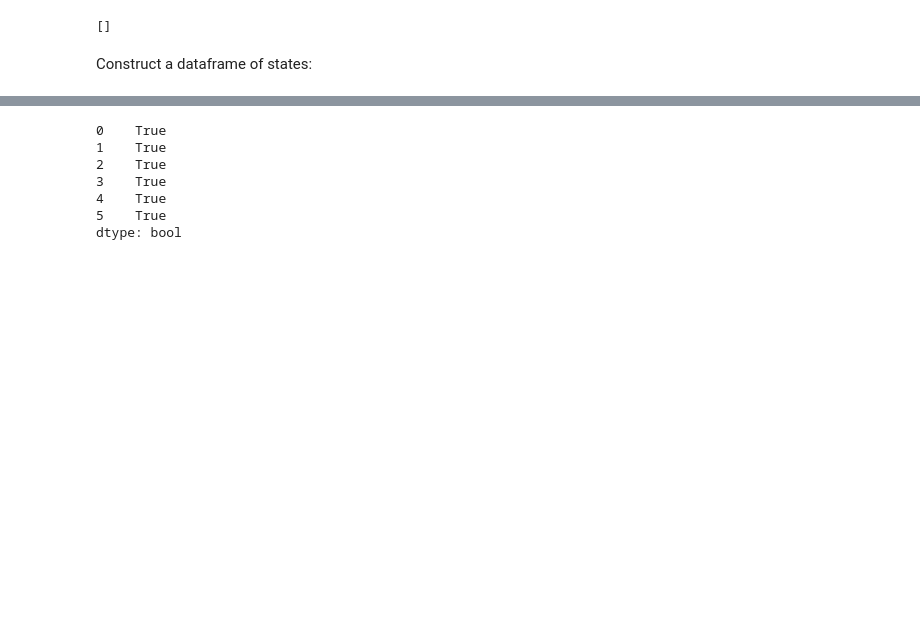
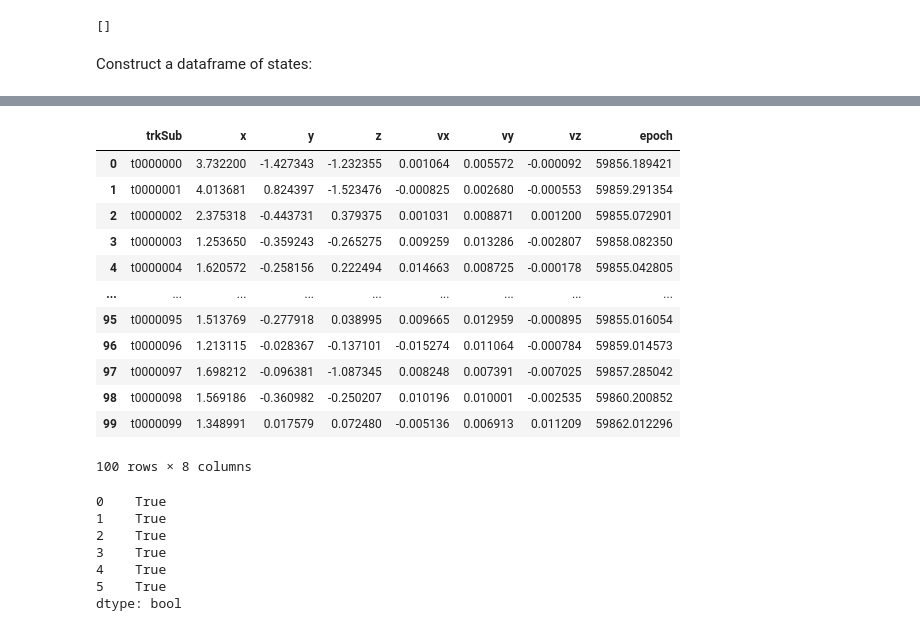
Before and after one commit to mjuric/elasticsky, a Jupyter notebook: dev.ipynb, the cells around one changed output, grey strips where cells are left out. Cells and saved outputs as stored; diff of their text form; code cells hidden in the pictures; blank space fills up the shorter version.

```diff
--- a/dev.ipynb
+++ b/dev.ipynb
@@ -161,10 +161,10 @@ def fit_orbit_batch(df, hdr, tracks=None):
     if tracks is None:
         tracks = df['trkSub'].unique()
 
-    results = {}
+    results = []
     for trkSub in tracks:
         trk = df[df["trkSub"] == trkSub]
-        results[trkSub] = fit_orbit(trk, hdr)
+        results.append(fit_orbit(trk, hdr))
     return results
 
 ## orbits = fit_orbit_batch(df, hdr, df["trkSub"].unique()[:10])
@@ -232,10 +222,8 @@ def processAdesFile(fn, chunk_size=10, max_tracklets=None):
     chunked_results = ray.get(futures)
     del df_id
 
-    # merge the result
-    results = {}
-    for d in chunked_results:
-        results.update(d)
+    # merge the result chunks
+    results = [result for chunk in chunked_results for result in chunk]
 
     return results
 
@@ -262,3 +328,5 @@ Wall time: 18.2 s
+# %%
+orbits = batch.result
 # %% [markdown]
 ## Q/A
 # %% [markdown]
@@ -270,5 +338,12 @@ failures
 # %% [output]
 0
 []
+# %%
+def to_fwf(fn, df):
+    from tabulate import tabulate
+    content = tabulate(df.values.tolist(), list(df.columns), tablefmt="plain", floatfmt=".12f")
+    with open(fn, "w") as fp:
+        fp.write(content)
+        fp.write("\n")
 # %% [markdown]
 Construct a dataframe of states:
@@ -291,3 +353,28 @@ states
+# %%
+states = [ result['state_vect'] for result in orbits ]
+epochs = [ result["epoch"] - 2400000.5 for result in orbits]
+keys = [ result['name'] for result in orbits ]
+states = pd.DataFrame(states, index=keys, columns=["x", "y", "z", "vx", "vy", "vz"])
+states["epoch"] = epochs
+states.reset_index(inplace=True)
+states = states.rename(columns = {'index':'trkSub'})
+states.sort_index()
+to_fwf("result.txt", states)
+states
+# %% [output]
+|  | trkSub | x | y | z | vx | vy | vz | epoch |
+| 0 | t0000000 | 3.732200 | -1.427343 | -1.232355 | 0.001064 | 0.005572 | -0.000092 | 59856.189421 |
+| 1 | t0000001 | 4.013681 | 0.824397 | -1.523476 | -0.000825 | 0.002680 | -0.000553 | 59859.291354 |
+| 2 | t0000002 | 2.375318 | -0.443731 | 0.379375 | 0.001031 | 0.008871 | 0.001200 | 59855.072901 |
+| 3 | t0000003 | 1.253650 | -0.359243 | -0.265275 | 0.009259 | 0.013286 | -0.002807 | 59858.082350 |
+| 4 | t0000004 | 1.620572 | -0.258156 | 0.222494 | 0.014663 | 0.008725 | -0.000178 | 59855.042805 |
+| ... | ... | ... | ... | ... | ... | ... | ... | ... |
+| 95 | t0000095 | 1.513769 | -0.277918 | 0.038995 | 0.009665 | 0.012959 | -0.000895 | 59855.016054 |
+| 96 | t0000096 | 1.213115 | -0.028367 | -0.137101 | -0.015274 | 0.011064 | -0.000784 | 59859.014573 |
+| 97 | t0000097 | 1.698212 | -0.096381 | -1.087345 | 0.008248 | 0.007391 | -0.007025 | 59857.285042 |
+| 98 | t0000098 | 1.569186 | -0.360982 | -0.250207 | 0.010196 | 0.010001 | -0.002535 | 59860.200852 |
+| 99 | t0000099 | 1.348991 | 0.017579 | 0.072480 | -0.005136 | 0.006913 | 0.011209 | 59862.012296 |
+100 rows × 8 columns
 # %%
 # states1 = states
 # %%
```
Also changed, not shown: parts of 12 cells of this notebook, 4 other files.
